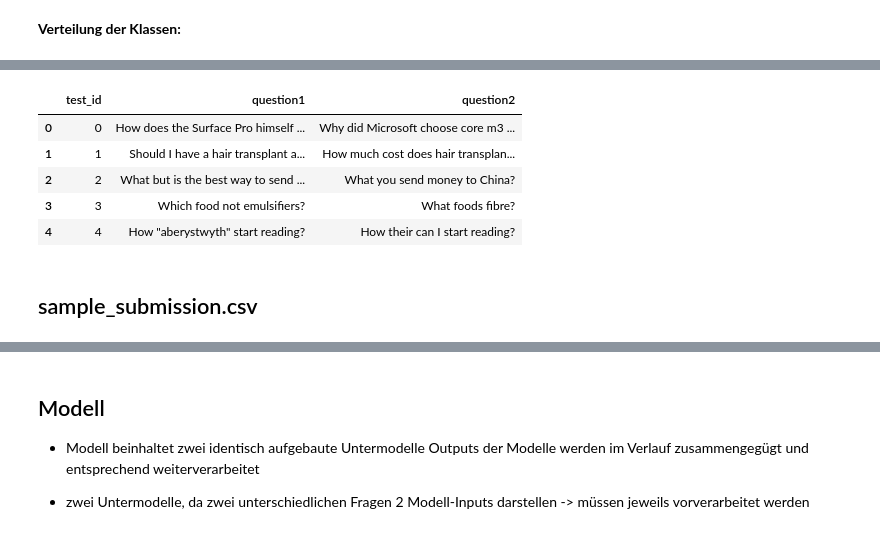
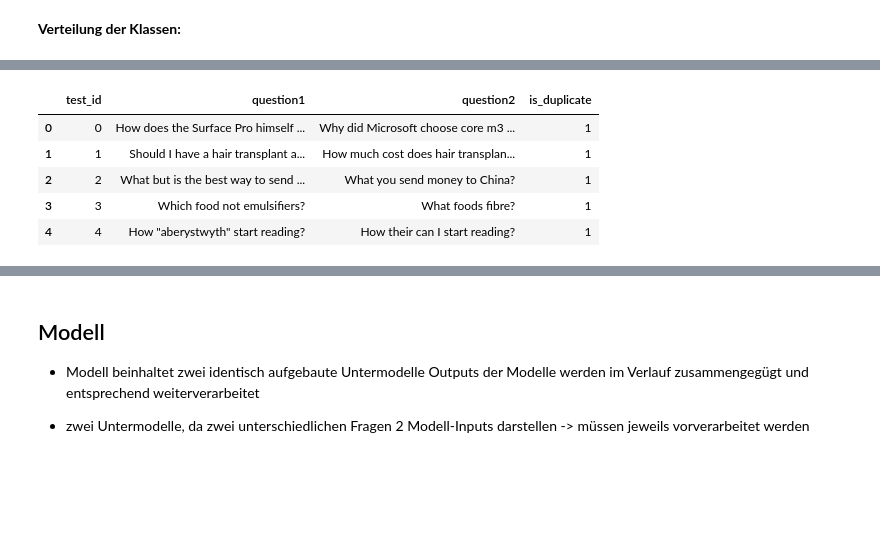
Before and after one commit to rxt30/Gruppe_G_Fragen, a Jupyter notebook: Presentation.ipynb, the cells around one changed output, grey strips where cells are left out. Drawn from its saved outputs; the diff is of its cells as text; code cells hidden in the pictures; blank space fills up the shorter version.

```diff
--- a/Presentation.ipynb
+++ b/Presentation.ipynb
@@ -37,6 +21,25 @@ Bereitgestellter Datensatz besteht aus:
  - Traningsdatensatz(train.csv)
  - Validierungsdatensatz(test.csv)
  - sample_submission.csv
+# %%
+df_train = pd.read_csv(
+    "./fragen/train.csv",
+    encoding = 'utf-8'
+)
+
+df_test = pd.read_csv(
+    "./fragen/test.csv",
+    usecols= ['test_id', 'question1', 'question2'],
+    encoding = 'utf-8',
+    dtype=object
+)
+
+df_submission = pd.read_csv(
+    "./fragen/sample_submission.csv",
+    encoding='utf-8',
+    dtype=object
+
+)
 # %% [markdown]
 ### Trainingsdatensatz
 # %%
@@ -75,11 +104,18 @@ Text(0.5, 1.0, 'Number of elements found in dataset')
+# %%
+# Zusammenfügen beider Datensätze
+df_test_merged = df_test.merge(df_submission, left_on="test_id", right_on="test_id")
+
+df_test_merged.dropna(inplace=True)
+df_test_merged.drop_duplicates(inplace=True)
+
+h1=df_test_merged.is_duplicate.value_counts()
+label_dist2 = np.array([df_test_merged.is_duplicate.value_counts(),0], dtype=object)
 # %%
-df_test.head()
+df_test_merged.head()
 # %% [output]
-|  | test_id | question1 | question2 |
-| 0 | 0 | How does the Surface Pro himself ... | Why did Microsoft choose core m3 ... |
-| 1 | 1 | Should I have a hair transplant a... | How much cost does hair transplan... |
-| 2 | 2 | What but is the best way to send ... | What you send money to China? |
-| 3 | 3 | Which food not emulsifiers? | What foods fibre? |
-| 4 | 4 | How "aberystwyth" start reading? | How their can I start reading? |
+|  | test_id | question1 | question2 | is_duplicate |
+| 0 | 0 | How does the Surface Pro himself ... | Why did Microsoft choose core m3 ... | 1 |
+| 1 | 1 | Should I have a hair transplant a... | How much cost does hair transplan... | 1 |
+| 2 | 2 | What but is the best way to send ... | What you send money to China? | 1 |
+| 3 | 3 | Which food not emulsifiers? | What foods fibre? | 1 |
+| 4 | 4 | How "aberystwyth" start reading? | How their can I start reading? | 1 |
-# %% [markdown]
-## sample_submission.csv
```
Also changed, not shown: parts of 34 cells of this notebook.
